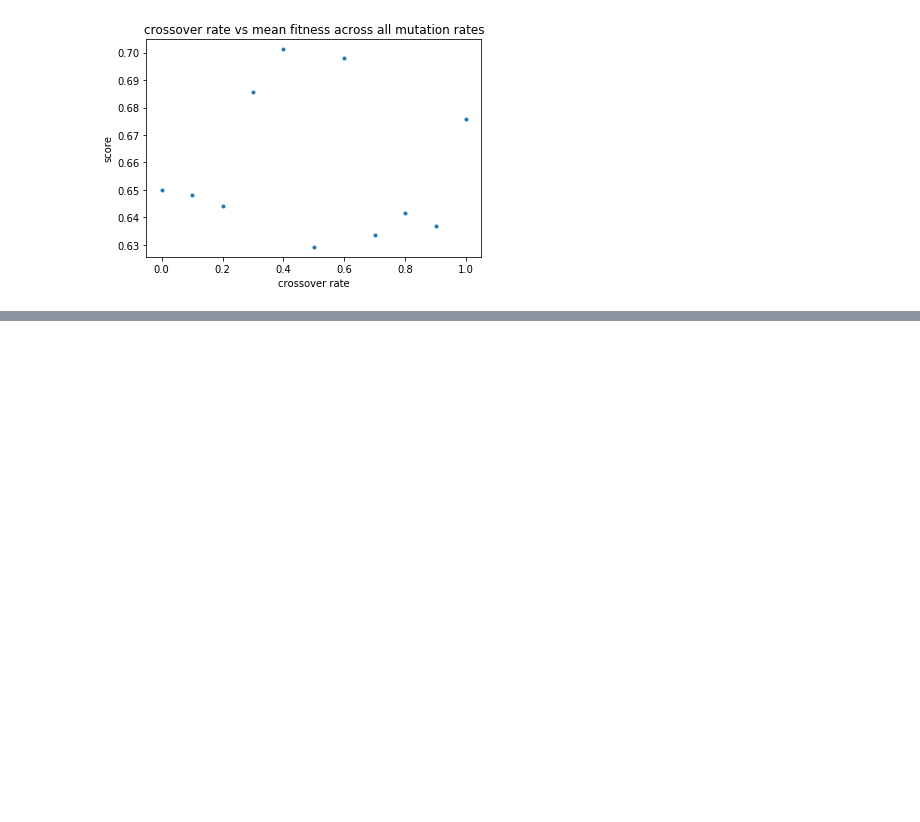
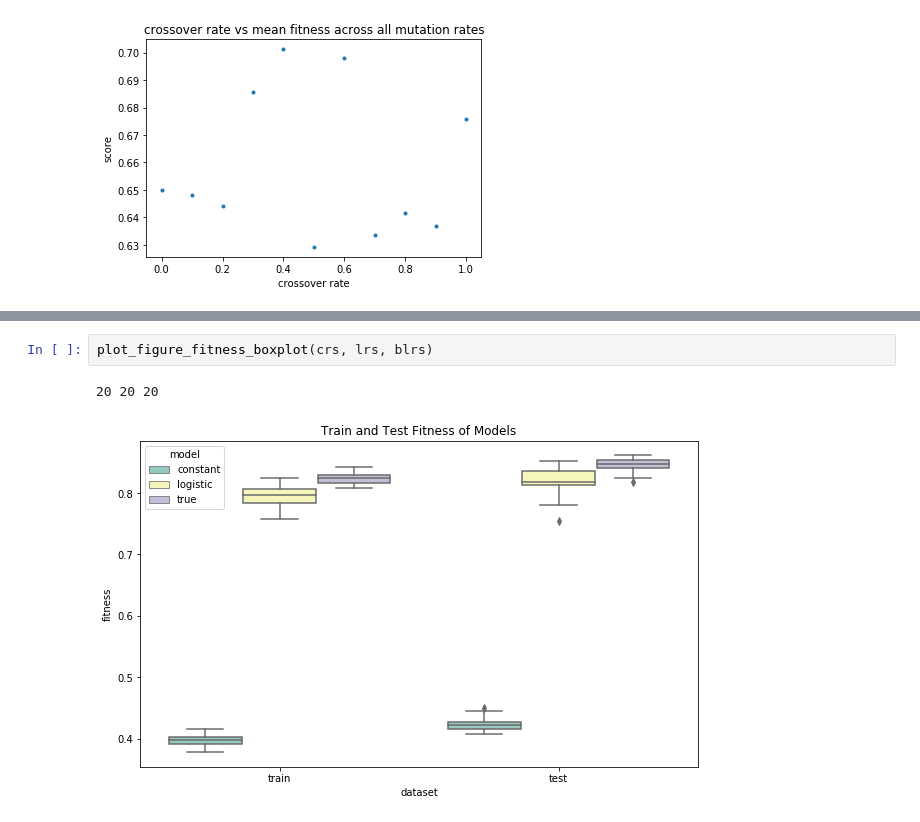
Before and after one commit to maxfieldEland/EC_2019_FinalProject, a Jupyter notebook: todd_scratch.ipynb, the cells around one changed output, grey strips where cells are left out. Drawn from its saved outputs; the diff is of its cells as text; blank space fills up the shorter version.

```diff
--- a/todd_scratch.ipynb
+++ b/todd_scratch.ipynb
@@ -221,0 +448,5 @@ best cxpb: 0.4, best mutpb: 1.0, best score: 0.8024897644591705
+# %%
+plot_figure_fitness_boxplot(crs, lrs, blrs)
+# %% [output]
+20 20 20
+[figure, added]
```
Also changed, not shown: parts of 10 cells of this notebook, 1 other file.
